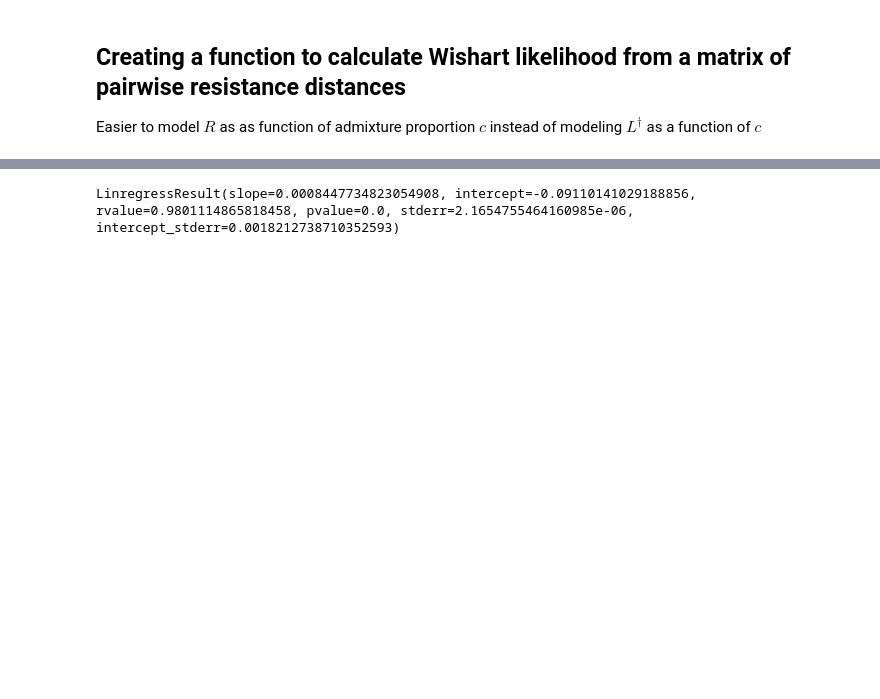
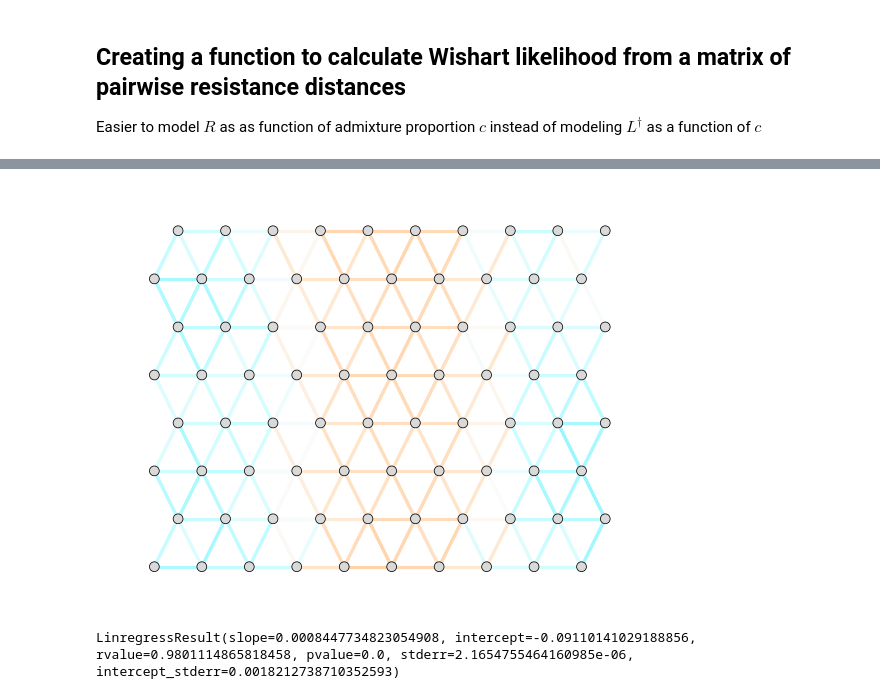
Before and after one commit to NovembreLab/feems, a Jupyter notebook: docs/notebooks/est-long-range.ipynb, the cells around one changed output, grey strips where cells are left out. Cells and saved outputs as stored; diff of their text form; code cells hidden in the pictures; blank space fills up the shorter version.

```diff
--- a/docs/notebooks/est-long-range.ipynb
+++ b/docs/notebooks/est-long-range.ipynb
@@ -277,3 +374,15 @@ def get_grad_FEEMS_demes_nll_w_c(c, opts):
+# %%
+fig = plt.figure(dpi=110)
+ax = fig.add_subplot(1, 1, 1)
+v = Viz(ax, sp_graph, projection=ccrs.Mercator(), edge_width=2, #weights=w,
+        edge_alpha=1, edge_zorder=100, sample_pt_size=20, obs_node_size=7.5, sample_pt_color="black", cbar_font_size=10)
+v.draw_edges(use_weights=True)
+v.draw_obs_nodes(use_ids=False)
+
+# plt.plot(defq, jtq, 'ko'); plt.plot(defq,defq,ls='-',color='grey');
+# plt.plot(jtw0, jtw, 'ko'); plt.plot(defq,defq,ls='-',color='grey');
+# %% [output]
+[figure, added]
 # %%
 # J = np.zeros((np.sum(sp_graph.n_samples_per_obs_node_permuted),sp_graph.n_observed_nodes))
 # cnt = 0
```
Also changed, not shown: parts of 38 cells of this notebook, 3 other files.
